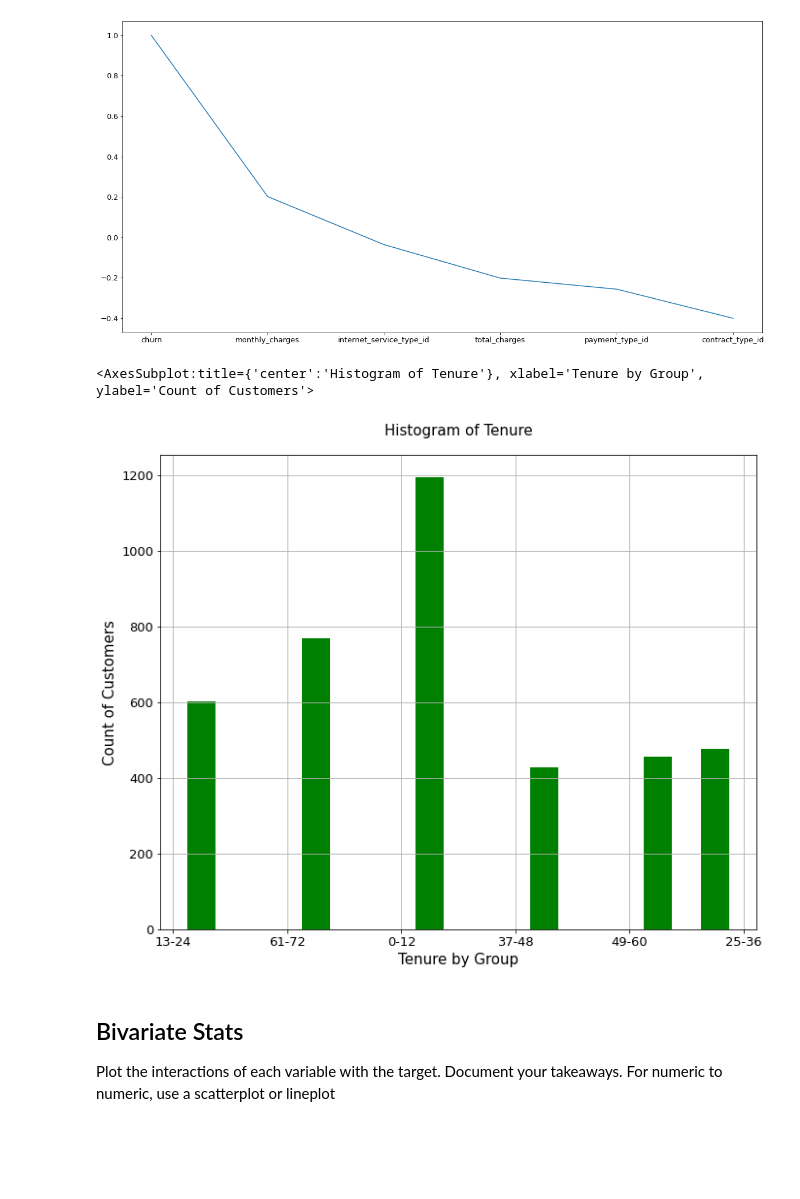
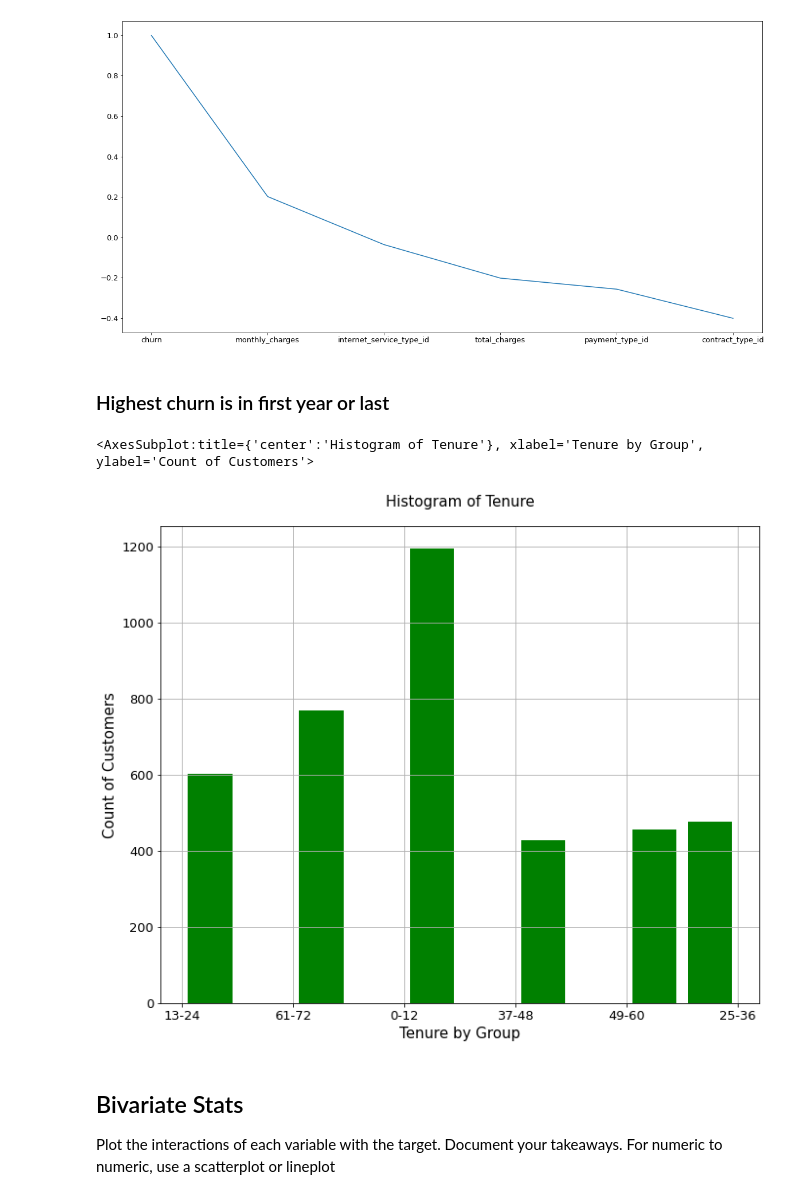
Before and after one commit to raycerna/telco-churn-analysis, a Jupyter notebook: telco_analysis.ipynb, the cells around one changed output. Drawn from its saved outputs; the diff is of its cells as text; code cells hidden in the pictures; blank space fills up the shorter version.

```diff
--- a/telco_analysis.ipynb
+++ b/telco_analysis.ipynb
@@ -540,11 +505,13 @@ train.corr()['churn'].sort_values(ascending = False).plot(kind='line')
-# %%
-plt.xlabel('Tenure by Group')
-plt.ylabel('Count of Customers')
-plt.title('Histogram of Tenure')
-train.tenure_group.hist(rwidth=0.5, facecolor='green')
-# %% [output]
-<AxesSubplot:title={'center':'Histogram of Tenure'}, xlabel='Tenure by Group', ylabel='Count of Customers'>
-[figure, removed]
+# %% [markdown]
+### Highest churn is in first year or last
+# %%
+plt.xlabel('Tenure by Group')
+plt.ylabel('Count of Customers')
+plt.title('Histogram of Tenure')
+train.tenure_group.hist(rwidth=0.8, facecolor='green')
+# %% [output]
+<AxesSubplot:title={'center':'Histogram of Tenure'}, xlabel='Tenure by Group', ylabel='Count of Customers'>
+[figure, added]
 # %% [markdown]
 ## Bivariate Stats
 
```
Also changed, not shown: parts of 58 cells of this notebook.
